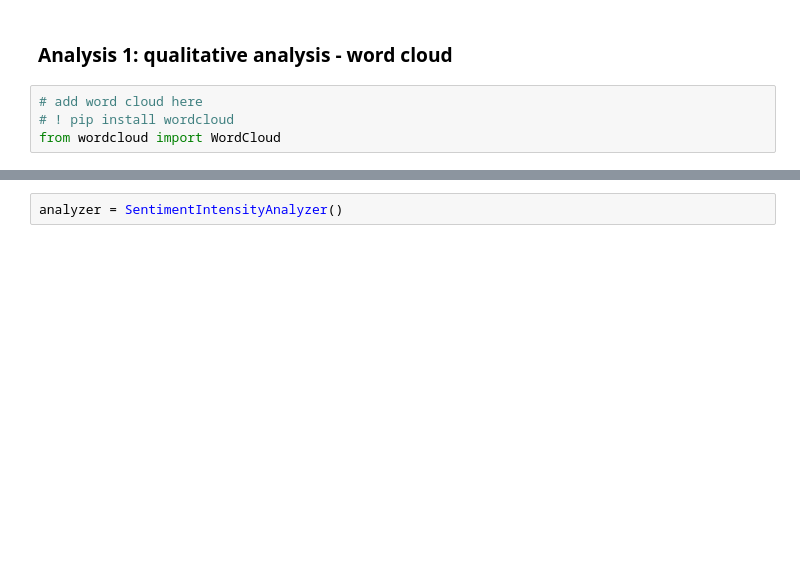
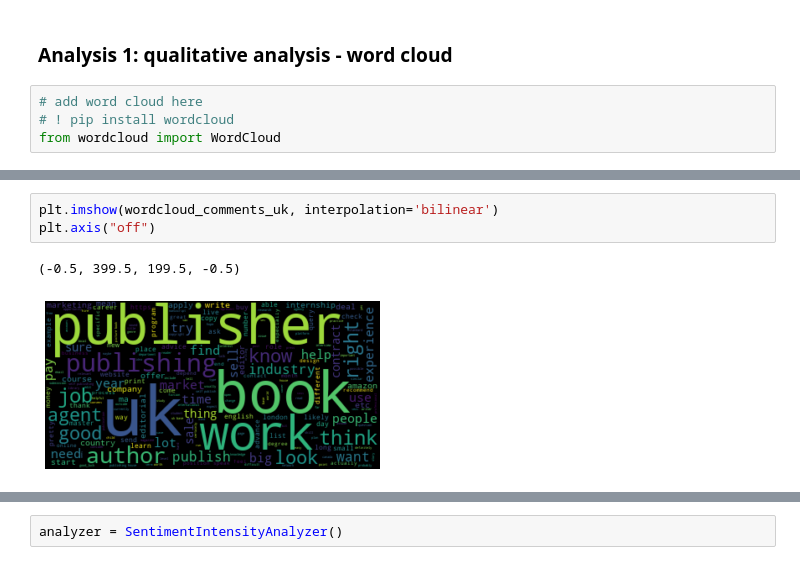
Before and after one commit to meiqingli/dssj_summer2022, a Jupyter notebook: DSSJ_Final_Project_Li.ipynb, the cells around one changed output, grey strips where cells are left out. Drawn from its saved outputs; the diff is of its cells as text; blank space fills up the shorter version.

```diff
--- a/DSSJ_Final_Project_Li.ipynb
+++ b/DSSJ_Final_Project_Li.ipynb
@@ -460,0 +499,6 @@ plt.axis("off")
+# %%
+plt.imshow(wordcloud_comments_uk, interpolation='bilinear')
+plt.axis("off")
+# %% [output]
+(-0.5, 399.5, 199.5, -0.5)
+[figure, added]
```
Also changed, not shown: parts of 26 cells of this notebook.
